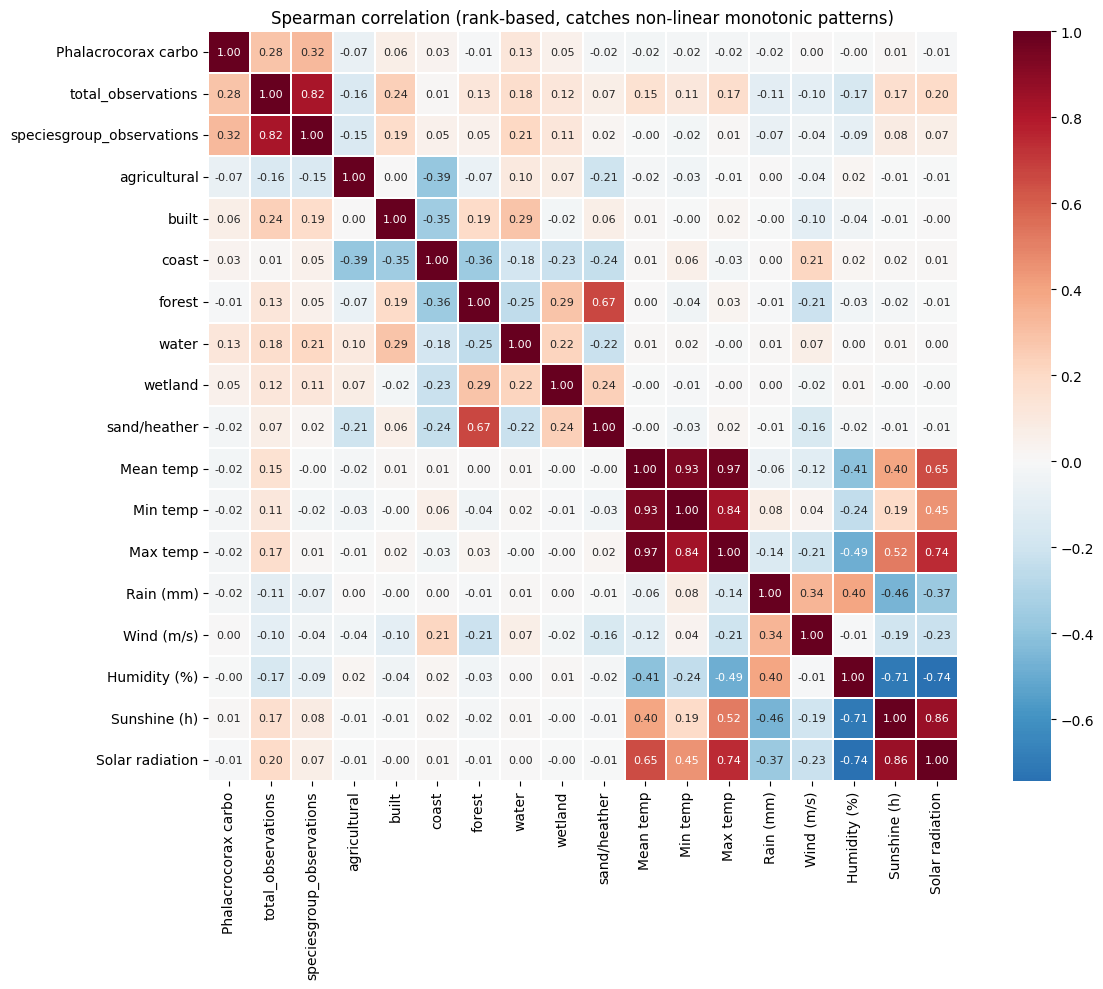
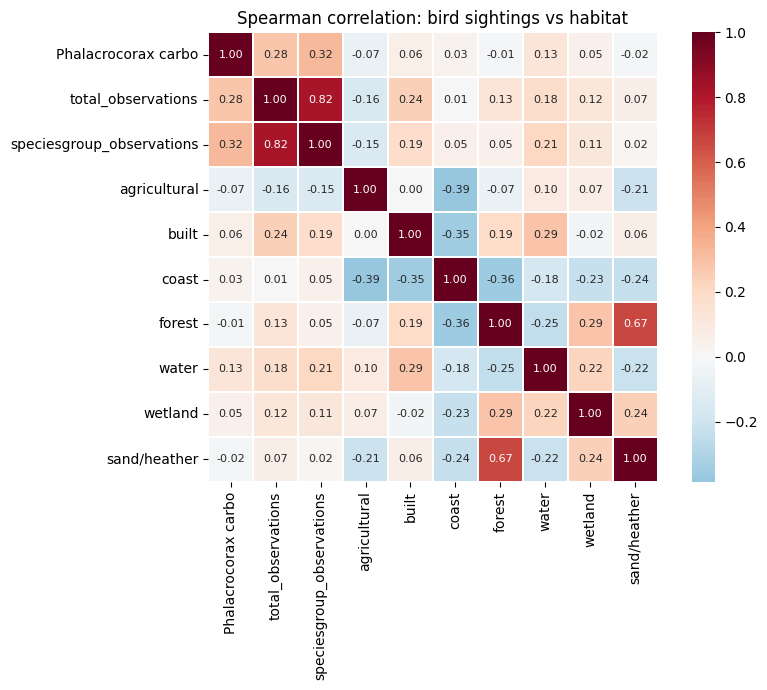
The change to this notebook cell's code, shown as a diff; its figure went from the first image to the second:
--- before
+++ after
@@ -1,8 +1,3 @@
-corr_spearman = df[cols].corr(method="spearman").rename(index=pretty, columns=pretty)
-
-plt.figure(figsize=(13, 10))
-sns.heatmap(corr_spearman, annot=True, fmt=".2f", cmap="RdBu_r", center=0,
-            square=True, linewidths=0.3, annot_kws={"size": 8})
-plt.title("Spearman correlation (rank-based, catches non-linear monotonic patterns)")
-plt.tight_layout()
-plt.show()
+# Same split as above, but Spearman (rank-based, catches non-linear monotonic patterns)
+plot_corr(bird_cols + habitat_cols, "Spearman correlation: bird sightings vs habitat", method="spearman")
+plot_corr(bird_cols + weather_cols, "Spearman correlation: bird sightings vs weather", method="spearman")

Commit: Split heatamps for better readability based on feedback